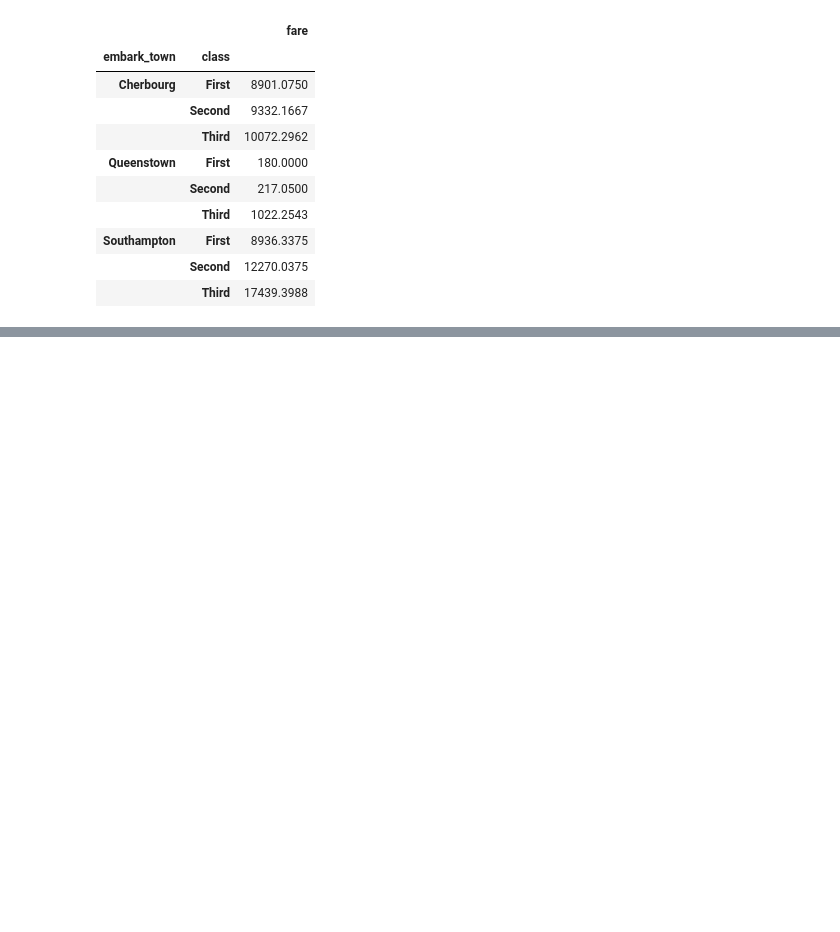
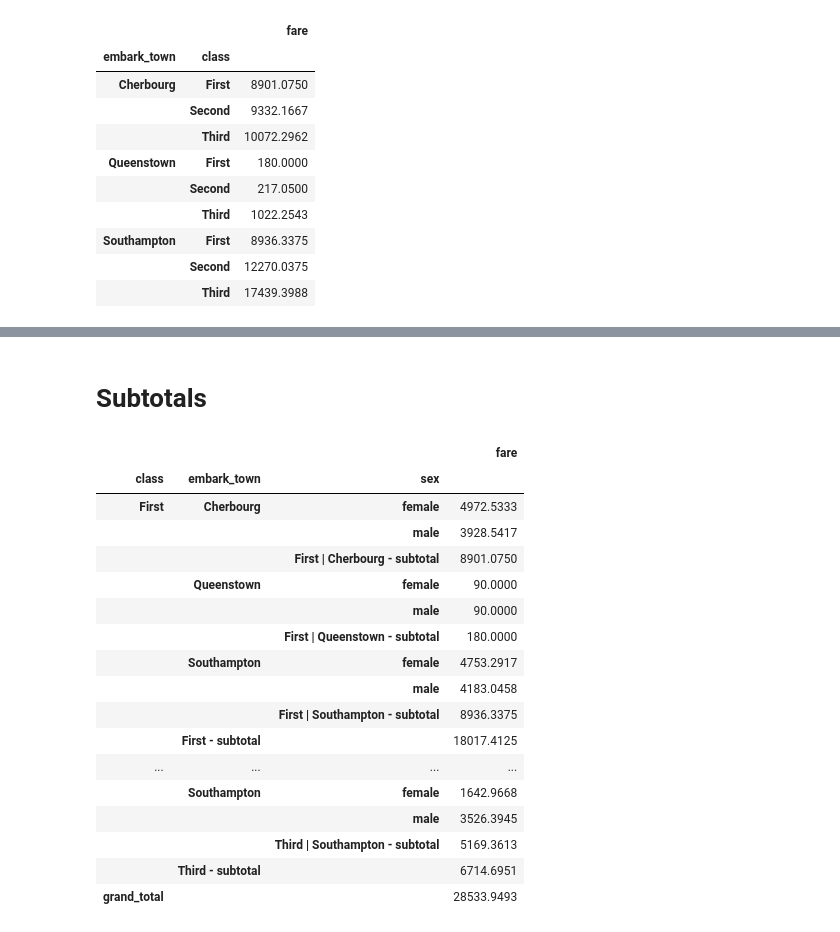
Before and after one commit to umeshraj/pbpython_pandas_group_agg, a Jupyter notebook: pd_gp_agg.ipynb, the cells around one changed output, grey strips where cells are left out. Cells and saved outputs as stored; diff of their text form; code cells hidden in the pictures; blank space fills up the shorter version.

```diff
--- a/pd_gp_agg.ipynb
+++ b/pd_gp_agg.ipynb
@@ -358,0 +427,2 @@ fare_group.groupby(level=0).cumsum()
+# %% [markdown]
+# Subtotals
@@ -358,0 +431,21 @@ fare_group.groupby(level=0).cumsum()
+# %%
+df.groupby(['class', 'embark_town', 'sex']).agg({'fare':'sum'}).stb.subtotal()
+# %% [output]
+|  |  |  | fare |
+| class | embark_town | sex |  |
+| First | Cherbourg | female | 4972.5333 |
+|  |  | male | 3928.5417 |
+|  |  | First | Cherbourg - subtotal | 8901.0750 |
+|  | Queenstown | female | 90.0000 |
+|  |  | male | 90.0000 |
+|  |  | First | Queenstown - subtotal | 180.0000 |
+|  | Southampton | female | 4753.2917 |
+|  |  | male | 4183.0458 |
+|  |  | First | Southampton - subtotal | 8936.3375 |
+|  | First - subtotal |  | 18017.4125 |
+| ... | ... | ... | ... |
+|  | Southampton | female | 1642.9668 |
+|  |  | male | 3526.3945 |
+|  |  | Third | Southampton - subtotal | 5169.3613 |
+|  | Third - subtotal |  | 6714.6951 |
+| grand_total |  |  | 28533.9493 |
```
Also changed, not shown: parts of 10 cells of this notebook.
